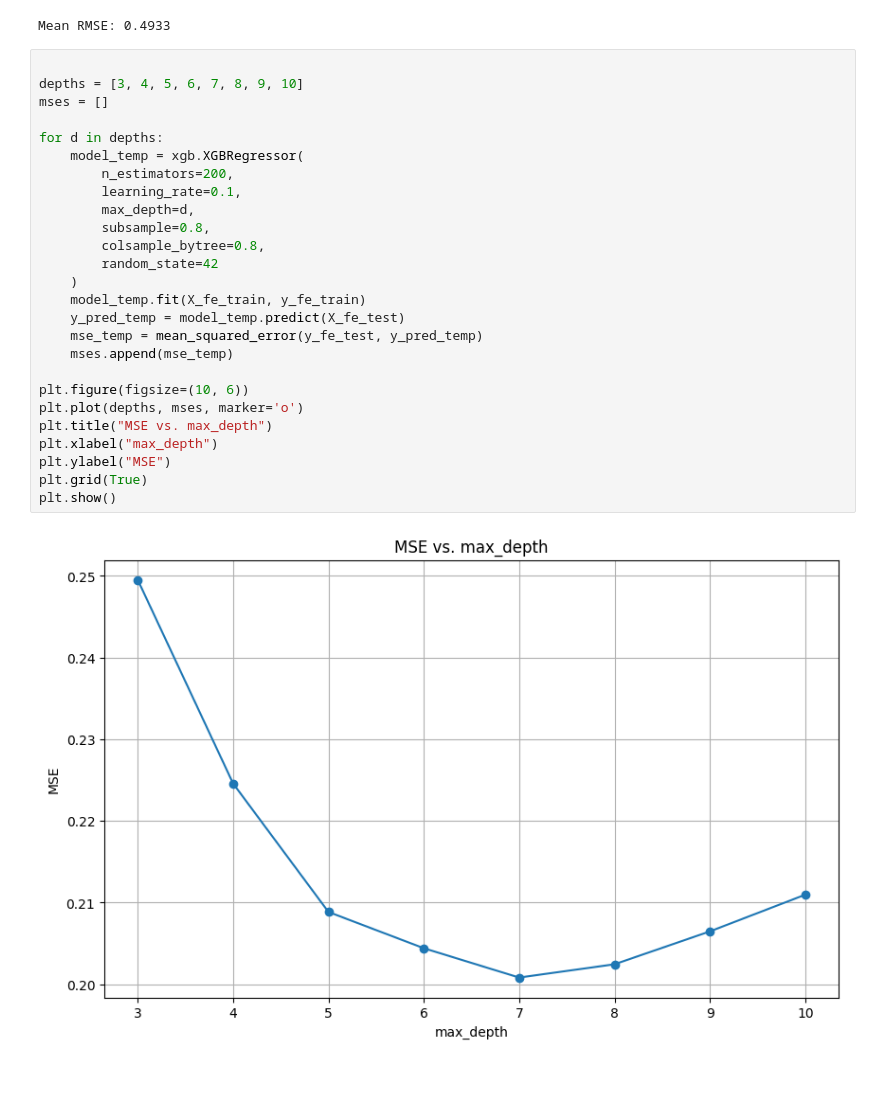
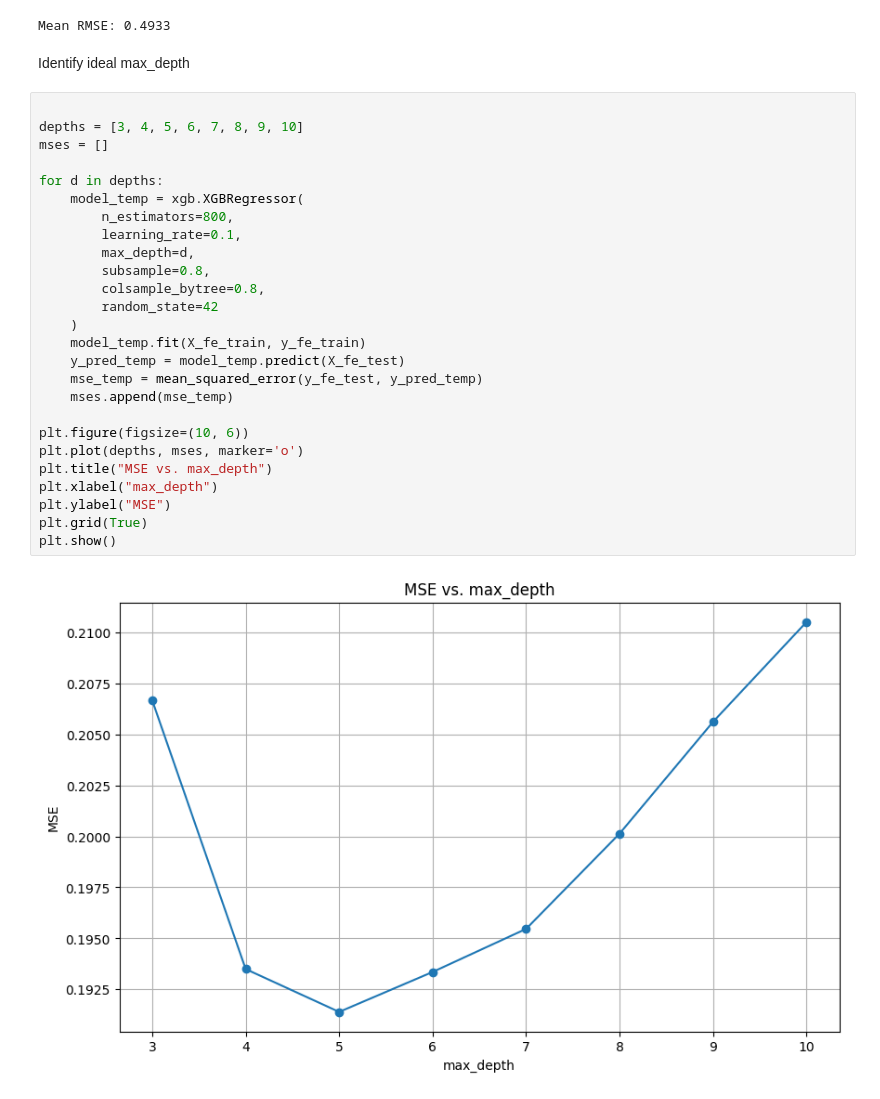
Before and after one commit to shlinkLFO/PCA_Elastic_SVR--DEMOLearn, a Jupyter notebook: calihousing2.ipynb, the cells around one changed output. Cells and saved outputs as stored; diff of their text form.

Commit message:
hyperparam tuning n_estimators vs max_depth for reduced MSE

```diff
--- a/calihousing2.ipynb
+++ b/calihousing2.ipynb
@@ -207,31 +211,33 @@ cv_results = cv(
 print(f"Mean RMSE: {np.mean(cv_results['test-rmse-mean']):.4f}")
 # %% [output]
 Mean RMSE: 0.4933
+# %% [markdown]
+Identify ideal max_depth
 # %%
 
 depths = [3, 4, 5, 6, 7, 8, 9, 10]
 mses = []
 
 for d in depths:
     model_temp = xgb.XGBRegressor(
-        n_estimators=200,
+        n_estimators=800,
         learning_rate=0.1,
         max_depth=d,
         subsample=0.8,
         colsample_bytree=0.8,
         random_state=42
     )
     model_temp.fit(X_fe_train, y_fe_train)
     y_pred_temp = model_temp.predict(X_fe_test)
     mse_temp = mean_squared_error(y_fe_test, y_pred_temp)
     mses.append(mse_temp)
 
 plt.figure(figsize=(10, 6))
 plt.plot(depths, mses, marker='o')
 plt.title("MSE vs. max_depth")
 plt.xlabel("max_depth")
 plt.ylabel("MSE")
 plt.grid(True)
 plt.show()
 # %% [output]
-[figure, old version]
+[figure, new version]
```
Also changed, not shown: parts of 4 cells of this notebook.
